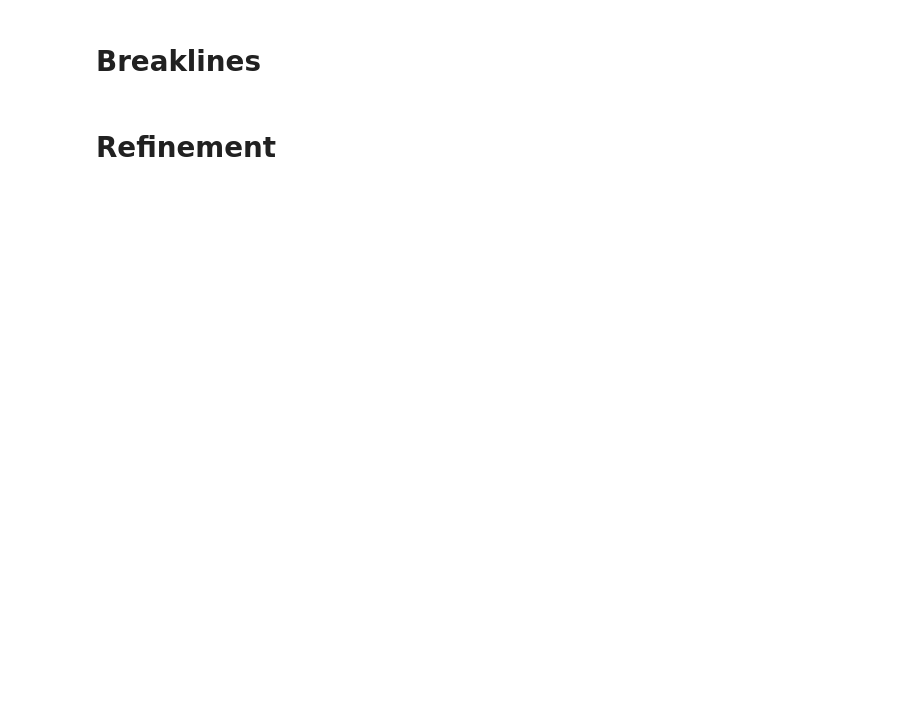
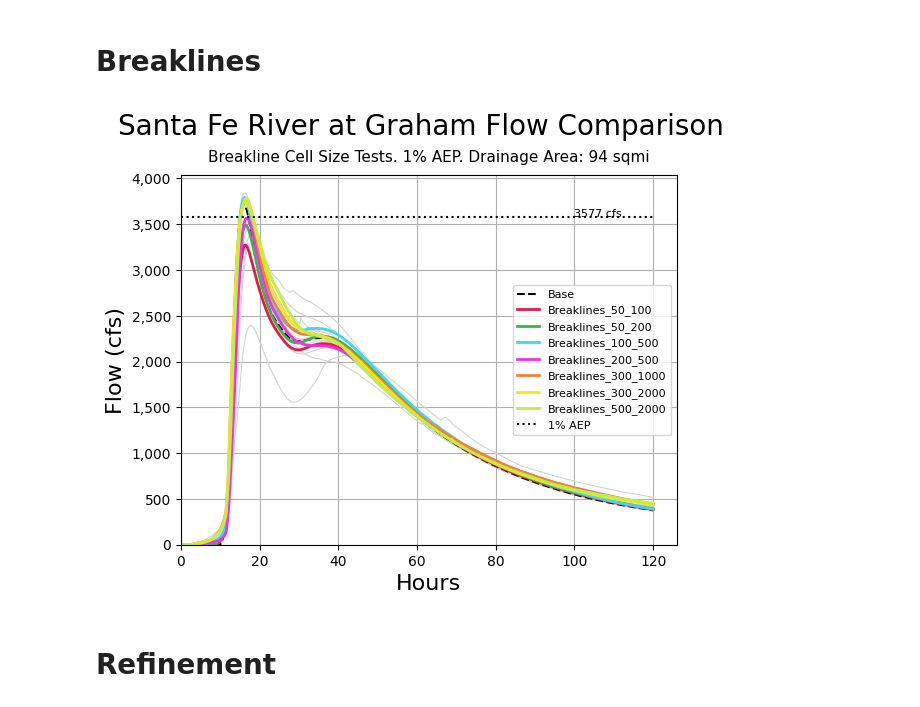
Before and after one commit to leelum1/hydrology, a Jupyter notebook: HydrographPlots/SantaFe_Hydrographs_csv.ipynb, the cells around one changed output. Cells and saved outputs as stored; diff of their text form; code cells hidden in the pictures; blank space fills up the shorter version.

```diff
--- a/HydrographPlots/SantaFe_Hydrographs_csv.ipynb
+++ b/HydrographPlots/SantaFe_Hydrographs_csv.ipynb
@@ -108,5 +130,45 @@ plt.show()
 # %% [markdown]
 # Breaklines
+# %%
+count = 0   # Used to cycle to colors list to highlight scenarios
+
+fig = plt.figure()
+fig.suptitle(figure_title, y=1.01, fontsize=20)
+plt.title("Breakline Cell Size Tests. 1% AEP. Drainage Area: 94 sqmi", fontsize=11, pad=10)
+plt.xlabel('Hours', fontsize=16)
+plt.ylabel('Flow (cfs)', fontsize=16)
+
+# All other scenarios plotted as grey lines
+for sc in scenarios:
+    if 'Breakline' not in sc:
+        plt.plot('Hours', sc, data=df, linestyle='-', linewidth=0.8, color='lightgrey', label='')
+
+# The Base hydrograph
+plt.plot('Hours', "100yr_Base", data=df, linestyle='--', color='black', label='Base')
+
+# To plot the scenarios of interest on top of other lines
+for sc in scenarios:
+    if 'Breakline' in sc:
+        plt.plot('Hours', sc, data=df, linestyle='-', linewidth=2, color=colors[count], label=sc.replace("100yr_", ""))
+        count += 1
+
+# The 1% AEP value
+plt.plot('Hours', "Gage", data=df, linestyle=':', color='black', label='1% AEP')
+plt.text(100, df['Gage'].max()+10, "3577 cfs", fontsize=8)
+
+# Add thousand separator comma
+plt.gca().yaxis.set_major_formatter(plt.matplotlib.ticker.StrMethodFormatter('{x:,.0f}'))
+
+# Set axes to start in bottom left corner
+plt.xlim(left=0)
+plt.ylim(bottom=0)
+
+plt.grid()
+plt.legend(prop={'size': 8})
+plt.savefig('Figures/SantaFe_Graham_Breakline.png', bbox_inches='tight')
+plt.show()
+# %% [output]
+[figure, added]
 # %% [markdown]
 # Refinement
 # %%
```
Also changed, not shown: parts of 31 cells of this notebook, 3 other files.
